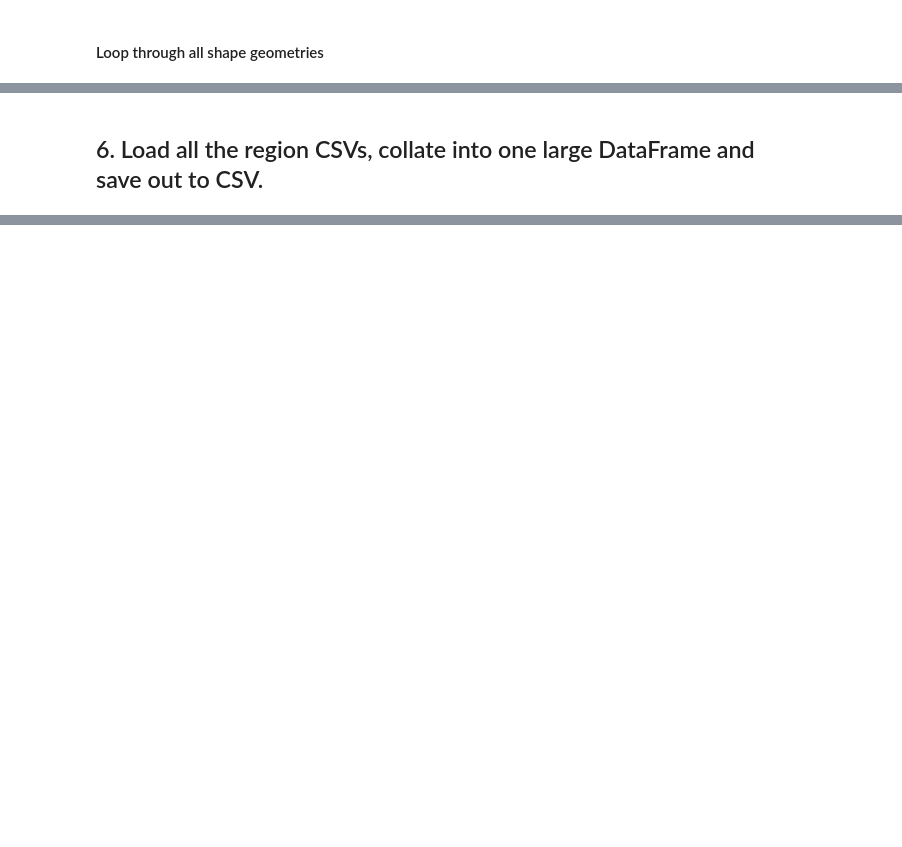
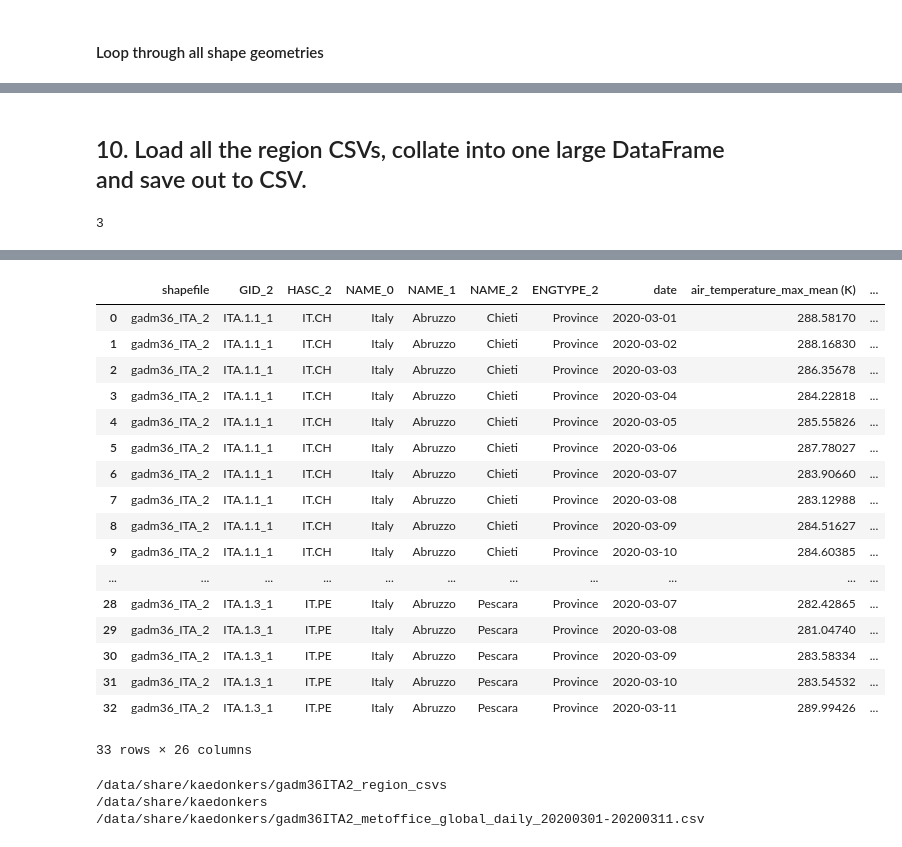
Before and after one commit to informatics-lab/covid-19_shapecutter, a Jupyter notebook: extract_regional_data_using_shapefile.ipynb, the cells around one changed output, grey strips where cells are left out. Drawn from its saved outputs; the diff is of its cells as text; code cells hidden in the pictures; blank space fills up the shorter version.

```diff
--- a/extract_regional_data_using_shapefile.ipynb
+++ b/extract_regional_data_using_shapefile.ipynb
@@ -531,11 +535,14 @@ Wall time: 11.7 s
 # %% [markdown]
-## 6. Load all the region CSVs, collate into one large DataFrame and save out to CSV.
+## 10. Load all the region CSVs, collate into one large DataFrame and save out to CSV.
 # %%
-#List all the csvs in /data/share/us_data/
-csvs = glob.glob('/data/share/us_data/*.csv')
-len(csvs)
+#List the csvs written in CSV_FOLDER
+CSVS_READ = glob.glob(os.path.join(CSV_FOLDER, '*.csv'))
+len(CSVS_READ)
+# %% [output]
+3
 # %%
 %%time
 #Now load all the CSVs for each region and combine into one large dataframe
-df = pd.concat([pd.read_csv(csv) for csv in csvs], ignore_index=True)
+df = pd.concat([pd.read_csv(csv) for csv in CSVS_READ], ignore_index=True)
 df
+# %% [output]
@@ -542,2 +551,32 @@ df
+|  | shapefile | GID_2 | HASC_2 | NAME_0 | NAME_1 | NAME_2 | ENGTYPE_2 | date | air_temperature_max_mean (K) | ... |
+| 0 | gadm36_ITA_2 | ITA.1.1_1 | IT.CH | Italy | Abruzzo | Chieti | Province | 2020-03-01 | 288.58170 | ... |
+| 1 | gadm36_ITA_2 | ITA.1.1_1 | IT.CH | Italy | Abruzzo | Chieti | Province | 2020-03-02 | 288.16830 | ... |
+| 2 | gadm36_ITA_2 | ITA.1.1_1 | IT.CH | Italy | Abruzzo | Chieti | Province | 2020-03-03 | 286.35678 | ... |
+| 3 | gadm36_ITA_2 | ITA.1.1_1 | IT.CH | Italy | Abruzzo | Chieti | Province | 2020-03-04 | 284.22818 | ... |
+| 4 | gadm36_ITA_2 | ITA.1.1_1 | IT.CH | Italy | Abruzzo | Chieti | Province | 2020-03-05 | 285.55826 | ... |
+| 5 | gadm36_ITA_2 | ITA.1.1_1 | IT.CH | Italy | Abruzzo | Chieti | Province | 2020-03-06 | 287.78027 | ... |
+| 6 | gadm36_ITA_2 | ITA.1.1_1 | IT.CH | Italy | Abruzzo | Chieti | Province | 2020-03-07 | 283.90660 | ... |
+| 7 | gadm36_ITA_2 | ITA.1.1_1 | IT.CH | Italy | Abruzzo | Chieti | Province | 2020-03-08 | 283.12988 | ... |
+| 8 | gadm36_ITA_2 | ITA.1.1_1 | IT.CH | Italy | Abruzzo | Chieti | Province | 2020-03-09 | 284.51627 | ... |
+| 9 | gadm36_ITA_2 | ITA.1.1_1 | IT.CH | Italy | Abruzzo | Chieti | Province | 2020-03-10 | 284.60385 | ... |
+| ... | ... | ... | ... | ... | ... | ... | ... | ... | ... | ... |
+| 28 | gadm36_ITA_2 | ITA.1.3_1 | IT.PE | Italy | Abruzzo | Pescara | Province | 2020-03-07 | 282.42865 | ... |
+| 29 | gadm36_ITA_2 | ITA.1.3_1 | IT.PE | Italy | Abruzzo | Pescara | Province | 2020-03-08 | 281.04740 | ... |
+| 30 | gadm36_ITA_2 | ITA.1.3_1 | IT.PE | Italy | Abruzzo | Pescara | Province | 2020-03-09 | 283.58334 | ... |
+| 31 | gadm36_ITA_2 | ITA.1.3_1 | IT.PE | Italy | Abruzzo | Pescara | Province | 2020-03-10 | 283.54532 | ... |
+| 32 | gadm36_ITA_2 | ITA.1.3_1 | IT.PE | Italy | Abruzzo | Pescara | Province | 2020-03-11 | 289.99426 | ... |
+33 rows × 26 columns
+# %%
+#Write the collated csv to the parent folder of the regional csvs and generate a filepath
+CSV_COLLATE_FOLDER = '/'.join(CSV_FOLDER.split('/')[0:-1])
+print(CSV_FOLDER)
+print(CSV_COLLATE_FOLDER)
+
+CSV_COLLATE_FILEPATH = get_csv_name(CSV_COLLATE_FOLDER, SHAPEFILE_NAME, None, CSV_NAME, DATERANGE[0], DATERANGE[-1])
+print(CSV_COLLATE_FILEPATH)
+# %% [output]
+/data/share/kaedonkers/gadm36ITA2_region_csvs
+/data/share/kaedonkers
+/data/share/kaedonkers/gadm36ITA2_metoffice_global_daily_20200301-20200311.csv
 # %%
 #And save to a CSV
```
Also changed, not shown: parts of 22 cells of this notebook.
